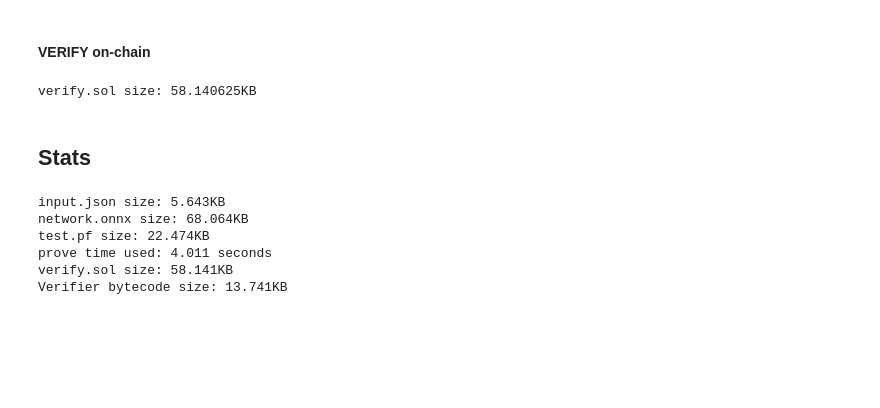
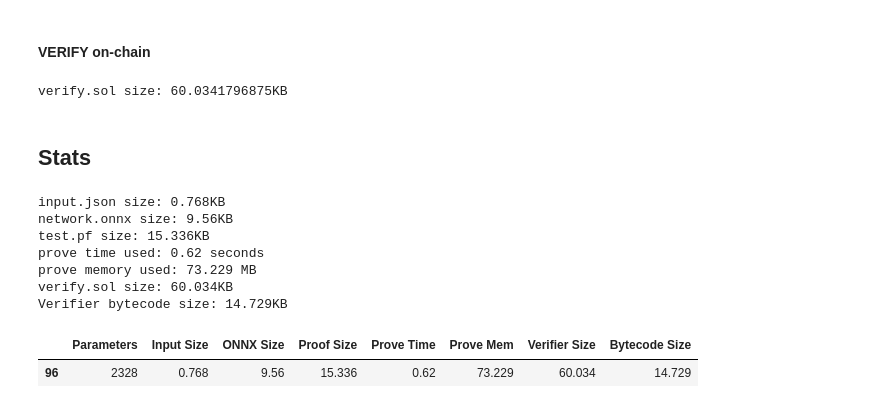
Before and after one commit to CaixiangFan/zkpet, a Jupyter notebook: src/electricity_decentralized_ZKML.ipynb, the cells around one changed output. Saved outputs shown, nothing was run; the diff lists cells and outputs as text; code cells hidden in the pictures; blank space fills up the shorter version.

Commit message:
decentralized vs centrlized zkml

```diff
--- a/src/electricity_demand_forcast.ipynb
+++ b/src/electricity_decentralized_ZKML.ipynb
@@ -168,17 +182,0 @@ except Exception as e:
-# %%
-import ezkl
-import os
-
-model_path = os.path.join('network.onnx')
-compiled_model_path = os.path.join('network.ezkl')
-settings_path = os.path.join('settings.json')
-
-run_args = ezkl.PyRunArgs()
-run_args.input_visibility = "private"
-run_args.output_visibility = "kzgcommit"
-run_args.param_visibility = "private"
-run_args.variables = [("batch_size", 1)]
-run_args.logrows = 20
-
-res = ezkl.gen_settings(model_path, settings_path, py_run_args=run_args)
-assert res == True
@@ -331,14 +288,13 @@ time used: 0.02605723962187767 seconds
 # %%
 # Create verifier contract
 res = ezkl.create_evm_verifier(
-        vk_path,
-        srs_path,
-        settings_path,
-        sol_code_path,
-        abi_path,
+        srs_path=srs_path,
+        vk_path=vk_path,
+        sol_code_path=sol_code_path,
+        settings_path=settings_path
     )
 verifier_size = os.stat(sol_code_path).st_size / 1024
 print("{} size: {}KB".format(sol_code_path, verifier_size))
 # %% [output]
-verify.sol size: 58.140625KB
+verify.sol size: 60.0341796875KB
 # %%
@@ -369,27 +333,45 @@ assert res == True
 # %% [markdown]
 ## Stats
 # %%
-import numpy as np
 from subprocess import Popen, PIPE
 
-input_size = np.round(os.stat(data_path).st_size / 1024, 3)
-onnx_size = np.round(os.stat(model_path).st_size / 1024, 3)
+input_size = round(os.stat(data_path).st_size / 1024, 3)
+onnx_size = round(os.stat(model_path).st_size / 1024, 3)
 print("{} size: {}KB".format(data_path, input_size))
 print("{} size: {}KB".format(model_path, onnx_size))
-proof_size = np.round(os.stat(proof_path).st_size / 1024, 3)
+proof_size = round(os.stat(proof_path).st_size / 1024, 3)
 print("{} size: {}KB".format(proof_path, proof_size))
-print("prove time used: {} seconds".format(np.round(prove_time, 3)))
-verifier_size = np.round(os.stat(sol_code_path).st_size / 1024, 3)
+prove_time = round(np.mean(prove_times), 3)
+print("prove time used: {} seconds".format(prove_time))
+prove_mem = round(np.mean(peak_memories), 3)
+print("prove memory used: {} MB".format(prove_mem))
+
+verifier_size = round(os.stat(sol_code_path).st_size / 1024, 3)
 print("{} size: {}KB".format(sol_code_path, verifier_size))
 
 p = Popen(["solc", "--bin", "--optimize", "verify.sol"], stdin=PIPE, stdout=PIPE, stderr=PIPE)
 output, err = p.communicate(b"input data that is passed to subprocess' stdin")
-verifier_code_size = np.round(sys.getsizeof((output.split(b'\n')[3])) / 1000, 3)
+verifier_code_size = round(sys.getsizeof((output.split(b'\n')[3])) / 1000, 3)
 print("Verifier bytecode size: {}KB".format(verifier_code_size))
 # %% [output]
-input.json size: 5.643KB
-network.onnx size: 68.064KB
-test.pf size: 22.474KB
-prove time used: 4.011 seconds
-verify.sol size: 58.141KB
-Verifier bytecode size: 13.741KB
+input.json size: 0.768KB
+network.onnx size: 9.56KB
+test.pf size: 15.336KB
+prove time used: 0.62 seconds
+prove memory used: 73.229 MB
+verify.sol size: 60.034KB
+Verifier bytecode size: 14.729KB
+# %%
+colums = ['Parameters', 'Input Size', 'ONNX Size', 'Proof Size',
+          'Prove Time', 'Prove Mem', 'Verifier Size', 'Bytecode Size']
+stats = [[total_params], [input_size], [onnx_size], [proof_size],
+        [prove_time], [prove_mem], [verifier_size], [verifier_code_size]]
+data = dict(zip(colums, stats))
+index = [seq_len]
+df = pd.DataFrame(data=data, index=index)
+output_path='zkml_perf.csv'
+df.to_csv(output_path, mode='a', header=not os.path.exists(output_path))
+df
+# %% [output]
+|  | Parameters | Input Size | ONNX Size | Proof Size | Prove Time | Prove Mem | Verifier Size | Bytecode Size |
+| 96 | 2328 | 0.768 | 9.56 | 15.336 | 0.62 | 73.229 | 60.034 | 14.729 |
```
Also changed, not shown: parts of 20 cells of this notebook, 5 other files.
